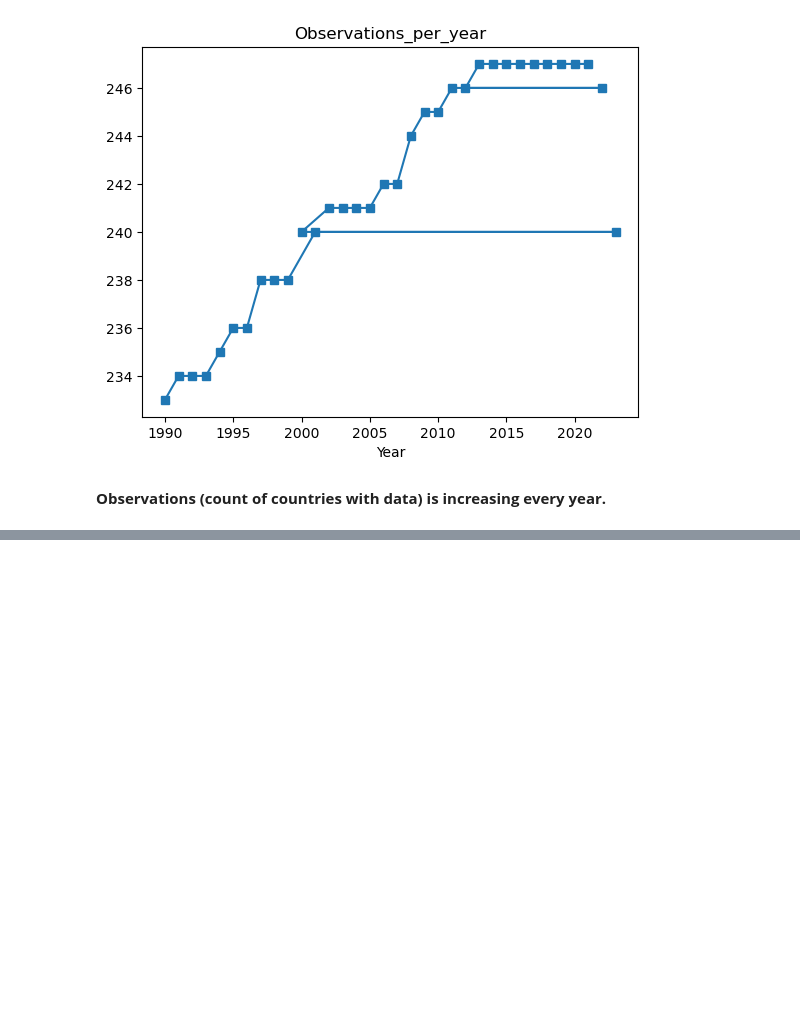
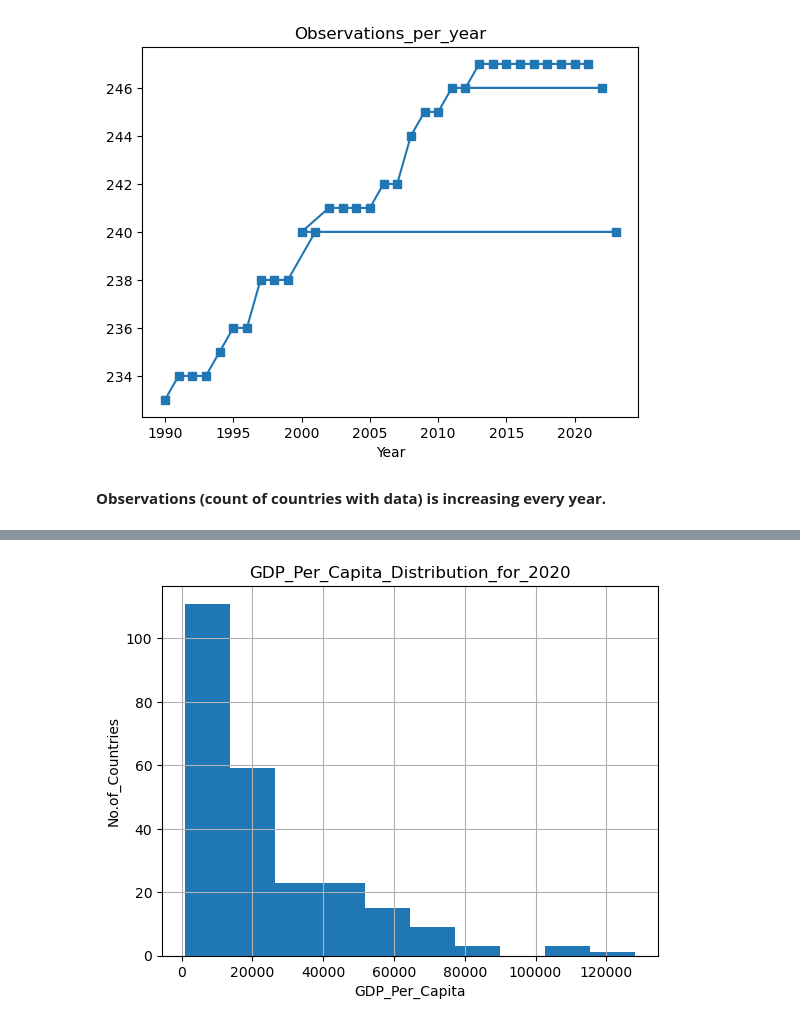
Before and after one commit to NSS-Data-Analytics-Cohort-16/da16-python-gdp-and-internet-use-analysis-janvimehendale, a Jupyter notebook: notebooks/gdp_internetuse.ipynb, the cells around one changed output, grey strips where cells are left out. Drawn from its saved outputs; the diff is of its cells as text; code cells hidden in the pictures; blank space fills up the shorter version.

```diff
--- a/notebooks/gdp_internetuse.ipynb
+++ b/notebooks/gdp_internetuse.ipynb
@@ -238,3 +238,7 @@ plt.show()
 [figure]
 # %% [markdown]
 **Observations (count of countries with data) is increasing every year.**
+# %%
+# 8a. In this question, you're going to create some plots to show the distribution of GDP per capita for the year 2020.
+gdp_2020 = gdp_df_new.loc[gdp_df_new["Year"]==2020]
+print(gdp_2020)
@@ -240,0 +260,10 @@ plt.show()
+# %%
+# 8b. Go to the Python Graph Gallery (https://www.python-graph-gallery.com/) and look at the different types of plots under the Distribution section.
+# Create a histogram
+gdp_histogram = gdp_2020["GDP_Per_Capita"].hist()
+plt.title("GDP_Per_Capita_Distribution_for_2020")
+plt.xlabel("GDP_Per_Capita")
+plt.ylabel("No.of_Countries")
+plt.show()
+# %% [output]
+[figure, added]
```
Also changed, not shown: parts of 7 cells of this notebook.
